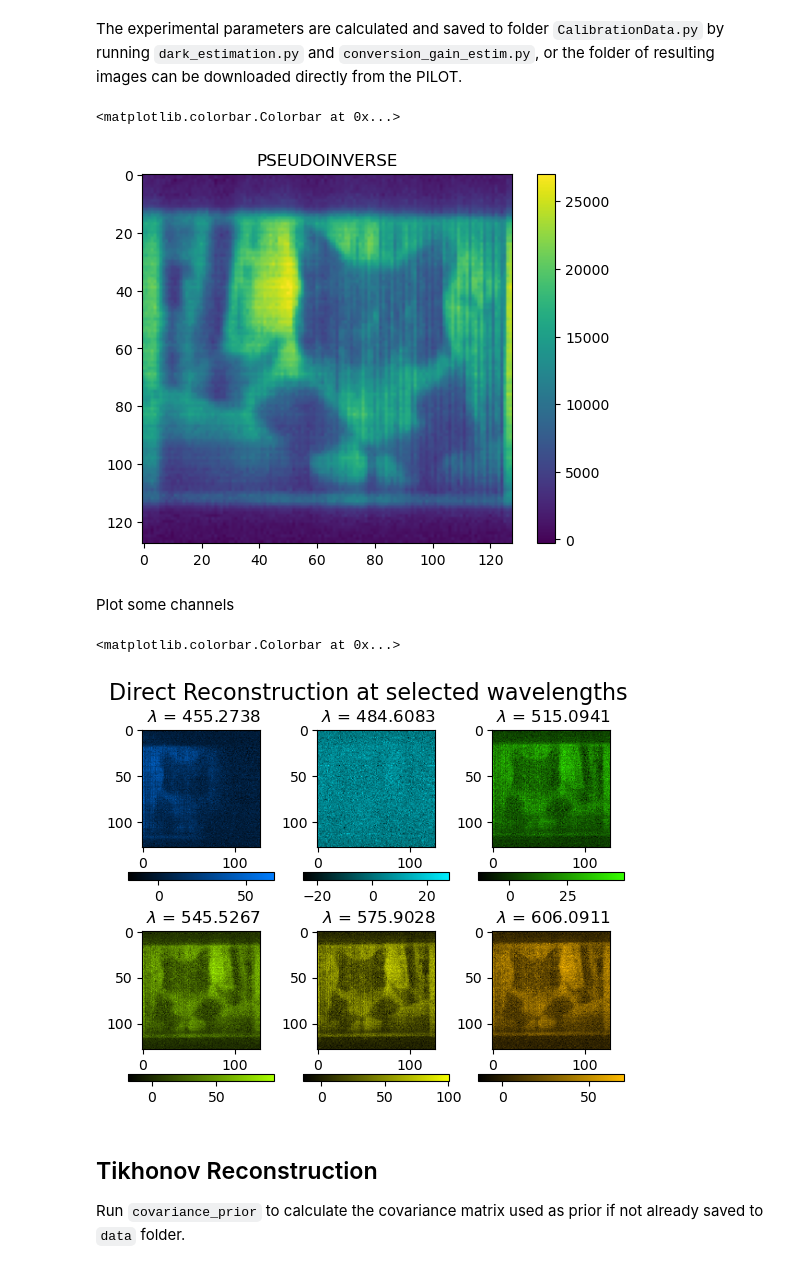
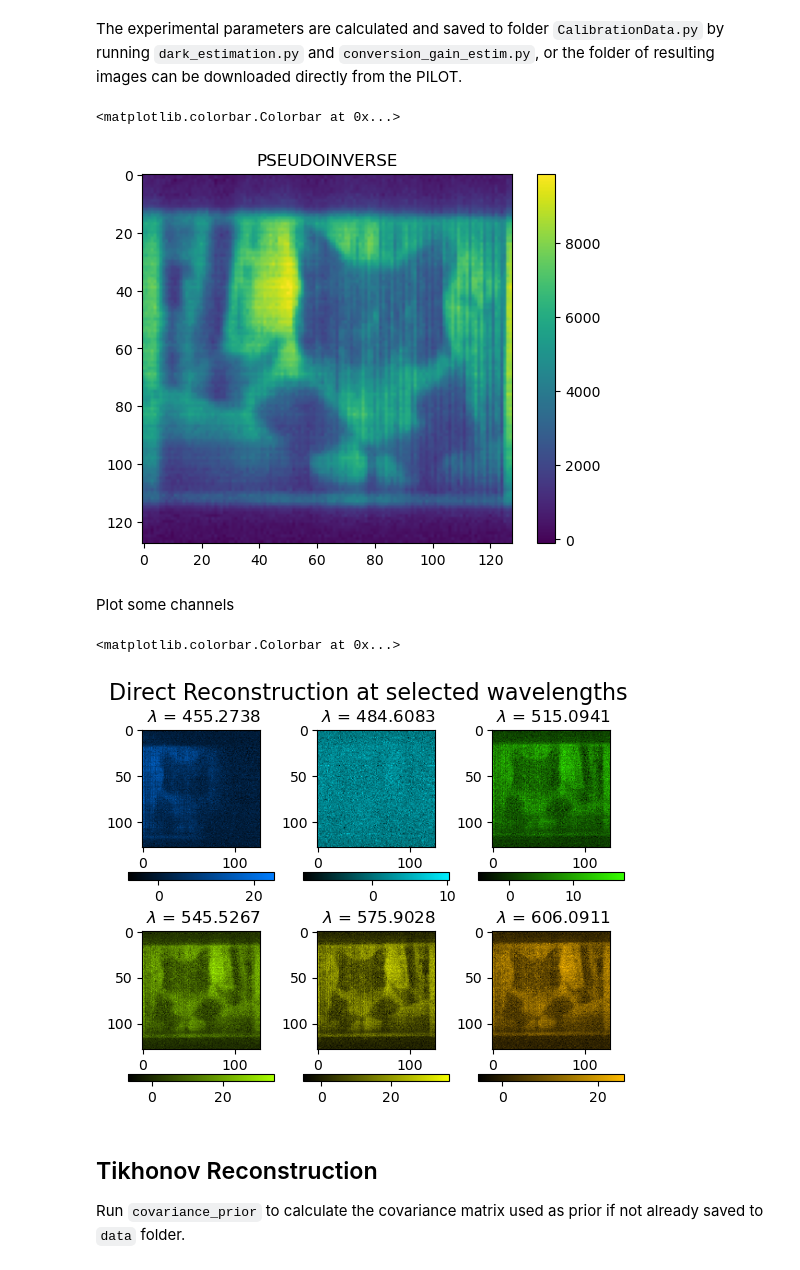
Before and after one commit to openspyrit/spyrit-examples, a Jupyter notebook: 2026_reconstruction_1D/demo.ipynb, the cells around one changed output. Drawn from its saved outputs; the diff is of its cells as text; code cells hidden in the pictures.

```diff
--- a/2026_reconstruction_1D/demo.ipynb
+++ b/2026_reconstruction_1D/demo.ipynb
@@ -156,35 +157,35 @@ import matplotlib.pyplot as plt
 
 calib_data = Path('./calibrationData')
 
 # choose the conversion gain matching the acquisition configuration used (integration time, camera gain)
-gamma =  torch.from_numpy(np.load(calib_data / "bright_images" / "slope_g3_bin_x3_12.04.npy")).to(device)
+gamma =  torch.from_numpy(np.load(calib_data / "bright_images" / "slope_g3_bin_x3_18.06.npy")).to(device)
 
 
 # generate hadamard acquisition matrix and create linear operator
 H = walsh_matrix(K)
 H = torch.from_numpy(H).to(device)
 meas_op = Linear(H, device=device)
 
 # only preprocessing considered is unsplitting
 prep_op = Unsplit()
 model = PinvNet(meas_op, prep=prep_op, store_H_pinv = True, device = device)
 model.eval()
 model = model.to(device)
 
 
 with torch.no_grad():
 
     x_hat = model.reconstruct(m/gamma)
     x_pinv = x_hat.detach().cpu().numpy().squeeze()
 
 del model
 
 plt.imshow(x_pinv.sum(0))
 plt.title("PSEUDOINVERSE")
 plt.colorbar()
 # %% [output]
 <matplotlib.colorbar.Colorbar at 0x...>
-[figure, old version]
+[figure, new version]
 # %% [markdown]
 Plot some channels
 # %%
@@ -236,7 +237,7 @@ axs[1,2].set_title( rf" $\lambda$ = {wavelengths[500]}")
 plt.colorbar(im, ax = axs[1,2], orientation = 'horizontal')
 # %% [output]
 <matplotlib.colorbar.Colorbar at 0x...>
-[figure, old version]
+[figure, new version]
 # %% [markdown]
 ## Tikhonov Reconstruction
 
```
Also changed, not shown: parts of 3 cells of this notebook.
